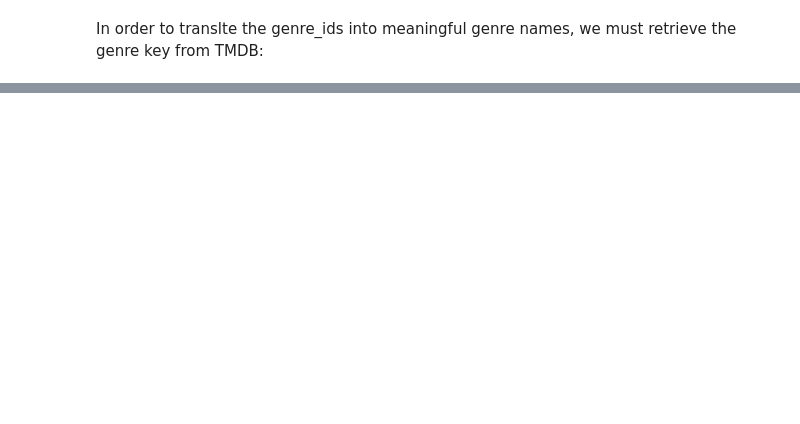
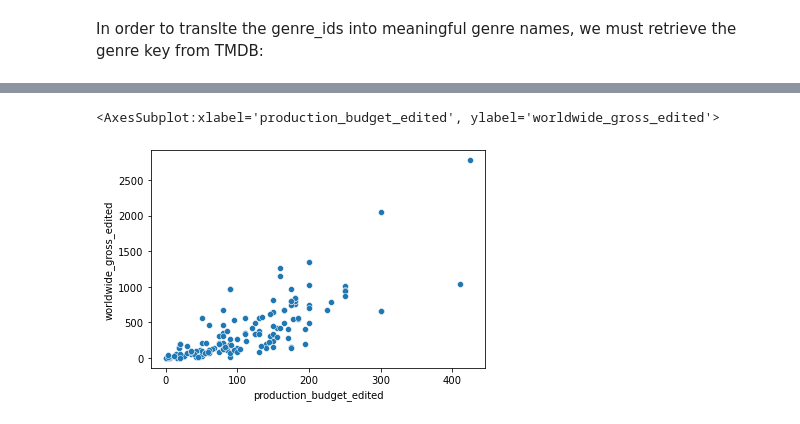
Before and after one commit to dt1086/Phase1_Project, a Jupyter notebook: Data Exploration.ipynb, the cells around one changed output, grey strips where cells are left out. Drawn from its saved outputs; the diff is of its cells as text; code cells hidden in the pictures; blank space fills up the shorter version.

Commit message:
Data Exploration v9

```diff
--- a/Data Exploration.ipynb
+++ b/Data Exploration.ipynb
@@ -224,6 +429,0 @@ df_genre_test.head()
-# %%
-df_tn_movie_budgets['release_date'] = pd.to_datetime(df_tn_movie_budgets['release_date'])
-df_tmdb_movies['release_date'] = pd.to_datetime(df_tmdb_movies['release_date'])
-tn_tmdb_merged_df = df_tmdb_movies.merge(df_tn_movie_budgets, how='left', left_on=['original_title','release_date'],
-                                         right_on=['movie','release_date'])
-tn_tmdb_merged_df
@@ -247,0 +453,35 @@ df_tmdb_movies.merge(df_tn_movie_budgets, how='inner', left_on=['original_title'
+# %%
+df_MAIN = pd.concat([tn_tmdb_merged_df, df_tmdb_movies_genresplit], axis=1)
+
+# test_series =  df_MAIN.genre1.value_counts()
+# test_series += df_MAIN.genre2.value_counts()
+# test_series
+# theList = [df_MAIN.genre1,df_MAIN.genre2,df_MAIN.genre3,df_MAIN.genre4,df_MAIN.genre5,
+#                df_MAIN.genre6,df_MAIN.genre7]
+
+# def value_count_across_columns(a_List_of_Series):
+#     series_to_be_returned = a_List_of_Series[0].value_counts()
+#     for x in a_List_of_Series:
+#         series_to_be_returned += x.value_counts()
+#     return series_to_be_returned
+
+# value_count_across_columns(theList)
+
+def queryGenre(genreTypeString):
+    dataFrameToBeReturned = df_MAIN.query("""
+                (genre1 == '{}') or \
+                (genre2 == '{}') or \
+                (genre3 == '{}') or \
+                (genre4 == '{}') or \
+                (genre5 == '{}') or \
+                (genre6 == '{}') or \
+                (genre7 == '{}')
+                """.format(genreTypeString,genreTypeString,genreTypeString,genreTypeString,
+                           genreTypeString,genreTypeString,genreTypeString))
+    return dataFrameToBeReturned
+
+genre_df_dictionary = {}
+for key, value in tmdb_genre_dict.items():
+    genre_df_dictionary[value] = (queryGenre(value))
+
+genre_df_dictionary['Western']
@@ -247,0 +635,5 @@ df_tmdb_movies.merge(df_tn_movie_budgets, how='inner', left_on=['original_title'
+# %%
+sns.scatterplot(genre_df_dictionary['Fantasy']['production_budget_edited'], genre_df_dictionary['Fantasy']['worldwide_gross_edited'])
+# %% [output]
+<AxesSubplot:xlabel='production_budget_edited', ylabel='worldwide_gross_edited'>
+[figure, added]
```
Also changed, not shown: parts of 54 cells of this notebook.
